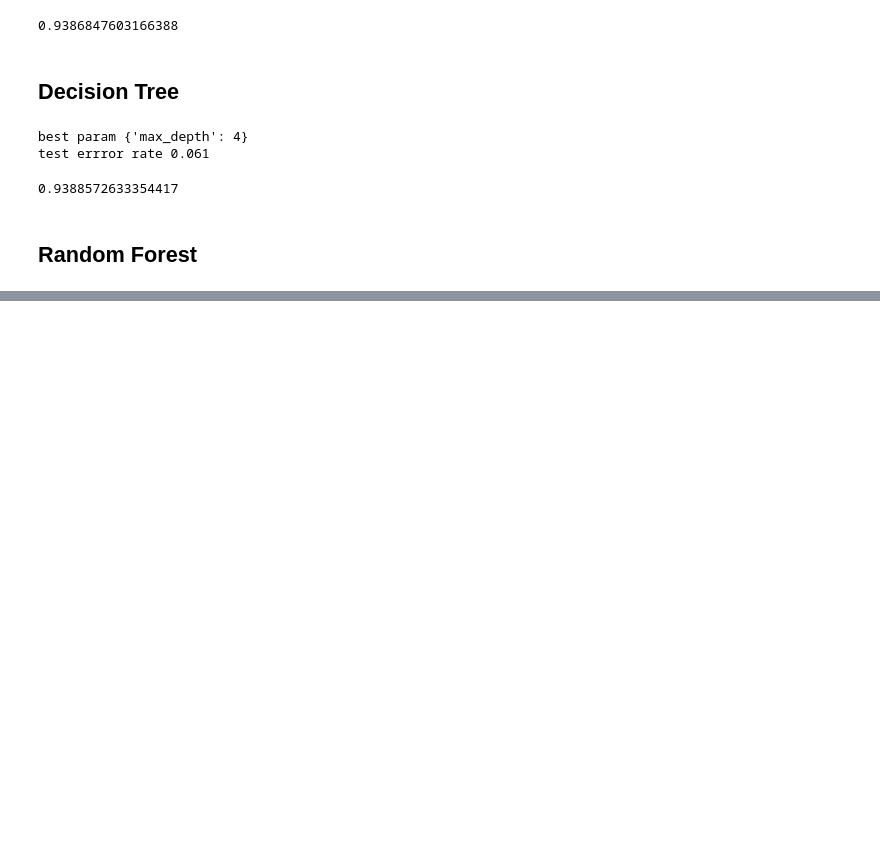
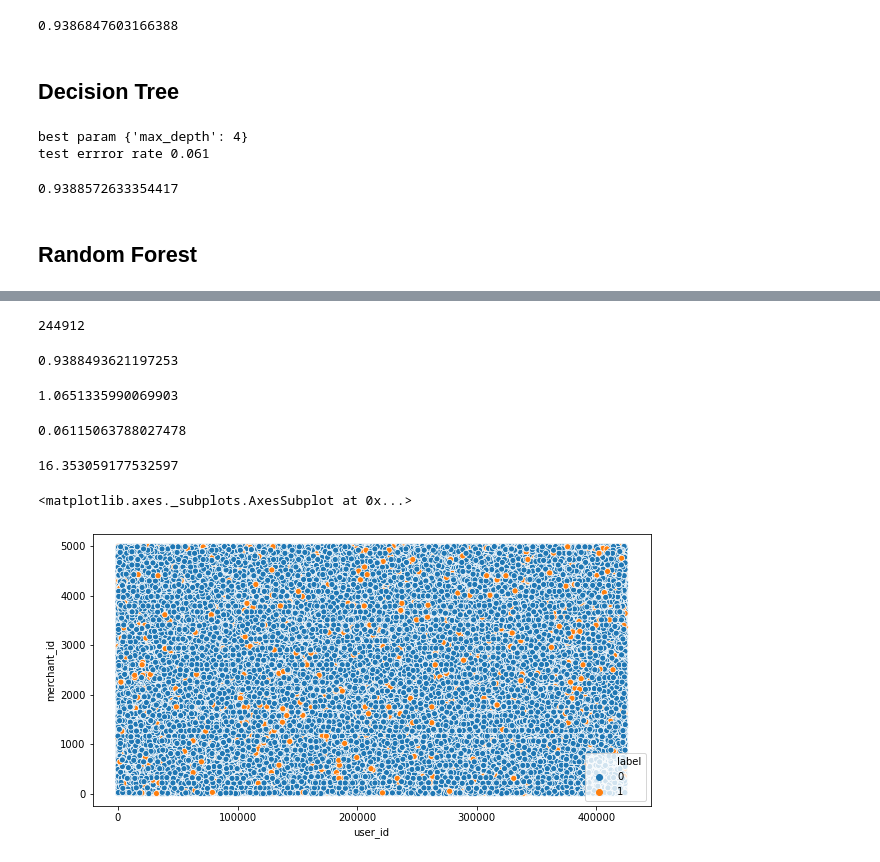
Before and after one commit to Augustine-C/Data_mining_project, a Jupyter notebook: final_project.ipynb, the cells around one changed output, grey strips where cells are left out. Drawn from its saved outputs; the diff is of its cells as text; code cells hidden in the pictures; blank space fills up the shorter version.

```diff
--- a/final_project.ipynb
+++ b/final_project.ipynb
@@ -579,0 +567,26 @@ forestCV.best_score_
+# %%
+df_train[df_train['label']==0].shape[0] #0
+# %% [output]
+244912
+# %%
+244912/df_train.shape [0] #0
+# %% [output]
+0.9388493621197253
+# %%
+1/0.9388493621197253
+# %% [output]
+1.0651335990069903
+# %%
+15952/df_train.shape [0] #1
+# %% [output]
+0.06115063788027478
+# %%
+1/0.06115063788027478
+# %% [output]
+16.353059177532597
+# %%
+plt.figure(figsize =(10,5))
+sns.scatterplot(data = df_train,x ='user_id',y ='merchant_id',hue ='label')
+# %% [output]
+<matplotlib.axes._subplots.AxesSubplot at 0x...>
+[figure, added]
```
Also changed, not shown: parts of 9 cells of this notebook, 3 other files.
